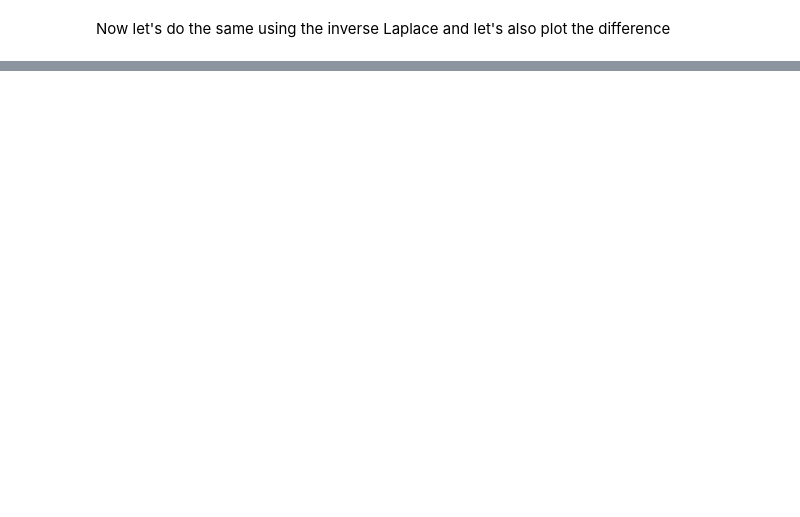
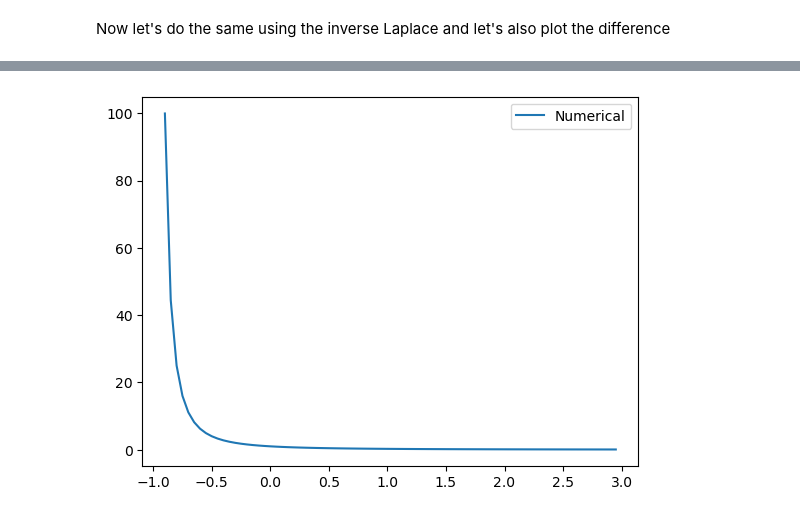
Before and after one commit to sergiogyoz/PDE_Network, a Jupyter notebook: SimpleLaplaceExample.ipynb, the cells around one changed output, grey strips where cells are left out. Cells and saved outputs as stored; diff of their text form; code cells hidden in the pictures; blank space fills up the shorter version.

```diff
--- a/SimpleLaplaceExample.ipynb
+++ b/SimpleLaplaceExample.ipynb
@@ -67,0 +112,25 @@ plt.plot(t,diff,label="difference");
+# %%
+#Now we need an approximate Laplace for ft
+Ldomain=np.arange(-0.9,3,0.05);
+
+def datafs(s):
+    integrand=lambda t:exp(-s*t)*dataft(t);
+    integral,_=quad(integrand,0,100);
+    return integral;
+
+#difference between the exact Laplace and the calculated one
+"""exactfs = lambda s: 1/((s+1)**2);
+diff=[ exactfs(s)-datafs(s) for s in Ldomain ];"""
+
+Ls=[datafs(s) for s in Ldomain];
+"""plt.figure();
+plt.plot(Ldomain, diff);
+plt.show();
+"""
+plt.figure();
+#plt.plot(Ldomain, [ exactfs(s) for s in Ldomain ], label="Exact");
+plt.plot(Ldomain, [ datafs(s) for s in Ldomain ], label="Numerical");
+plt.legend();
+plt.show();
+# %% [output]
+[figure, added]
```
Also changed, not shown: parts of 13 cells of this notebook.
